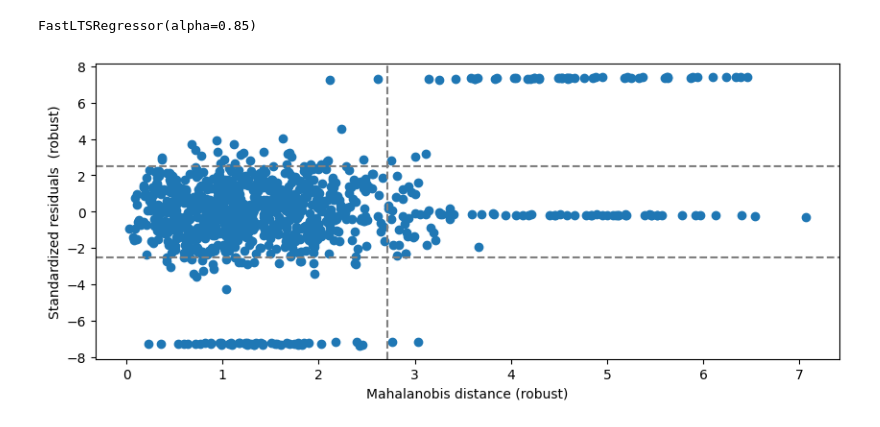
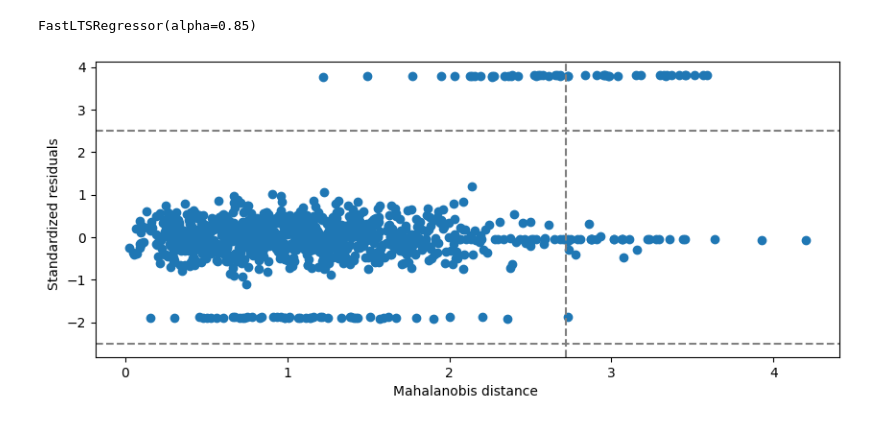
Before and after one commit to STAN-UAntwerp/robpy, a Jupyter notebook: demo_notebooks/regression.ipynb, the cells around one changed output. Saved outputs shown, nothing was run; the diff lists cells and outputs as text; code cells hidden in the pictures.

Commit message:
enh: added lr as reference in the demo + showed impact of robust scaling and robust distance

```diff
--- a/demo_notebooks/regression.ipynb
+++ b/demo_notebooks/regression.ipynb
@@ -26,7 +28,7 @@ y[vertical_outlier_idx] = X[vertical_outlier_idx] @ coef + 10
 X[leverage_point_idx] = X[leverage_point_idx] + [[3, -3]]
 y[leverage_point_idx] = X[leverage_point_idx] @ coef
 X[bad_leverage_point_idx] = X[bad_leverage_point_idx] + [[-3, 3]]
-y[bad_leverage_point_idx] = X[bad_leverage_point_idx] @ coef - 10
+y[bad_leverage_point_idx] = X[bad_leverage_point_idx] @ coef - 20
 # %%
 fig, axs = plt.subplots(1, n_features, figsize=(20, 5))
 for i, ax in enumerate(axs.flatten()):
@@ -42,6 +60,6 @@ model.fit(X, y, verbosity=logging.WARNING)
 # %% [output]
 FastLTSRegressor(alpha=0.85)
 # %%
-fig = model.diagnostic_plot(X, y)
+fig = model.diagnostic_plot(X, y, robust_scaling=False, robust_distance=False)
 # %% [output]
-[figure, old version]
+[figure, new version]
```
Also changed, not shown: parts of 6 cells of this notebook.
